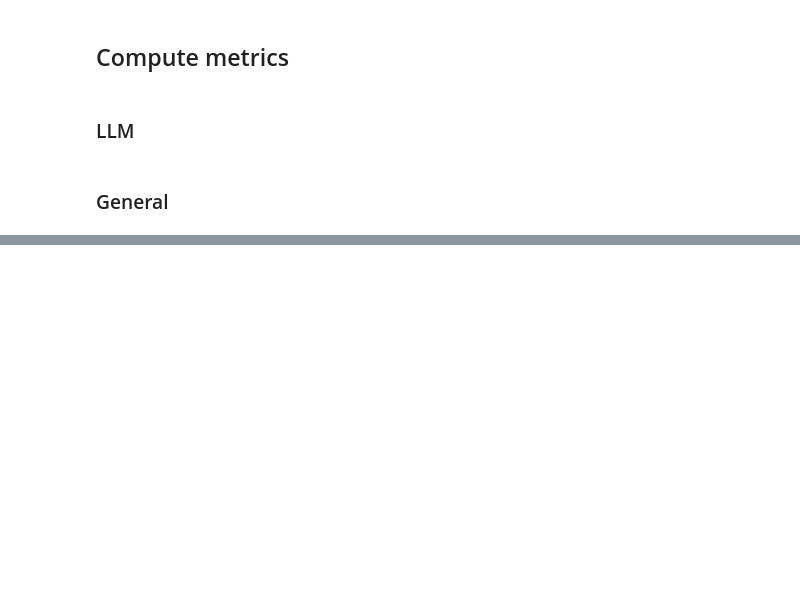
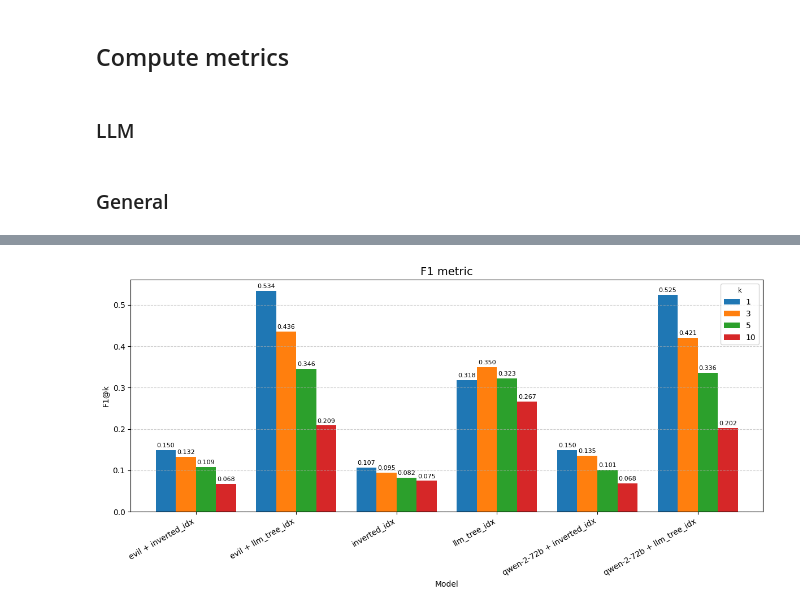
Before and after one commit to dsomni/ir-s25, a Jupyter notebook: src/notebooks/evaluate.ipynb, the cells around one changed output, grey strips where cells are left out. Cells and saved outputs as stored; diff of their text form; code cells hidden in the pictures; blank space fills up the shorter version.

Commit message:
Add [metrics[ src/notebooks/evaluate

```diff
--- a/src/notebooks/evaluate.ipynb
+++ b/src/notebooks/evaluate.ipynb
@@ -57,6 +60,8 @@ INDEXER_RES_PATH = from_current_file("../data/evaluation/indexer_responses.json"
 
 LLM_METRICS_PATH = from_current_file("../data/evaluation/llm_metrics.json")
 GENERAl_METRICS_PATH = from_current_file("../data/evaluation/general_metrics.json")
+
+PICTURES_PATH = from_current_file("../pictures/evaluation")
 # %% [markdown]
 ## Load queries
 # %%
@@ -489,0 +631,89 @@ general_metrics
+# %%
+def plot_general_metrics(
+    general_metrics_path: Path = GENERAl_METRICS_PATH,
+    pictures_path: Path = PICTURES_PATH,
+):
+    os.makedirs(pictures_path, exist_ok=True)
+
+    # Load JSON data
+    data = load_json(general_metrics_path)
+
+    # Flatten nested dict: model, n, metrics
+    records = []
+    for model, k_metrics in data.items():
+        for k, metrics in k_metrics.items():
+            row = {"model": model, "k": int(k)}
+            row.update(metrics)
+            records.append(row)
+
+    df = pd.DataFrame(records)
+
+    metrics = [col for col in df.columns if col not in ("model", "k")]
+    models = sorted(df["model"].unique())
+    ks = sorted(df["k"].unique())
+
+    # Bar plots for each metric: grouped bars per model, grouped by n
+    for metric in metrics:
+        plt.figure(figsize=(max(12, len(models) * 0.9), 6))
+        ax = plt.gca()
+
+        pivot_df = df.pivot(index="model", columns="k", values=metric).loc[models]
+
+        bars = pivot_df.plot(kind="bar", ax=ax, width=0.8)
+
+        # Add number labels above each bar
+        for container in bars.containers:
+            for bar in container:
+                height = bar.get_height()
+                if not pd.isna(height):
+                    ax.annotate(
+                        f"{height:.3f}",
+                        xy=(bar.get_x() + bar.get_width() / 2, height),
+                        xytext=(0, 2),
+                        textcoords="offset points",
+                        ha="center",
+                        va="bottom",
+                        fontsize=8,
+                    )
+
+        ax.set_title(f"{metric} metric", fontsize=14)
+        ax.set_xlabel("Model")
+        ax.set_ylabel(f"{metric}@k")
+        ax.grid(axis="y", linestyle="--", alpha=0.6)
+        plt.xticks(rotation=30, ha="right")
+        plt.legend(title="k", title_fontsize="small")
+        plt.tight_layout()
+
+        plt.savefig(
+            os.path.join(pictures_path, f"general_{metric.lower()}.png"),
+            bbox_inches="tight",
+        )
+        plt.show()
+
+    # Seaborn heatmap for each n (k)
+    for k in ks:
+        heatmap_df = df[df["k"] == k].set_index("model")[metrics].loc[models]
+
+        plt.figure(figsize=(max(8, len(metrics) * 1.2), max(4, len(models) * 0.4)))
+        sns.heatmap(
+            heatmap_df,
+            annot=True,
+            fmt=".3f",
+            cmap="YlGnBu",
+            linewidths=0.5,
+            cbar_kws={"label": "Score"},
+        )
+        plt.title(f"Heatmap of Metrics@{k}", fontsize=14)
+        plt.xlabel("Metric")
+        plt.ylabel("Model")
+        plt.tight_layout()
+
+        plt.savefig(
+            os.path.join(pictures_path, f"general_heatmap_{k}.png"), bbox_inches="tight"
+        )
+        plt.show()
+
+
+plot_general_metrics()
+# %% [output]
+[figure, added]
```
Also changed, not shown: parts of 7 cells of this notebook, 20 other files.
